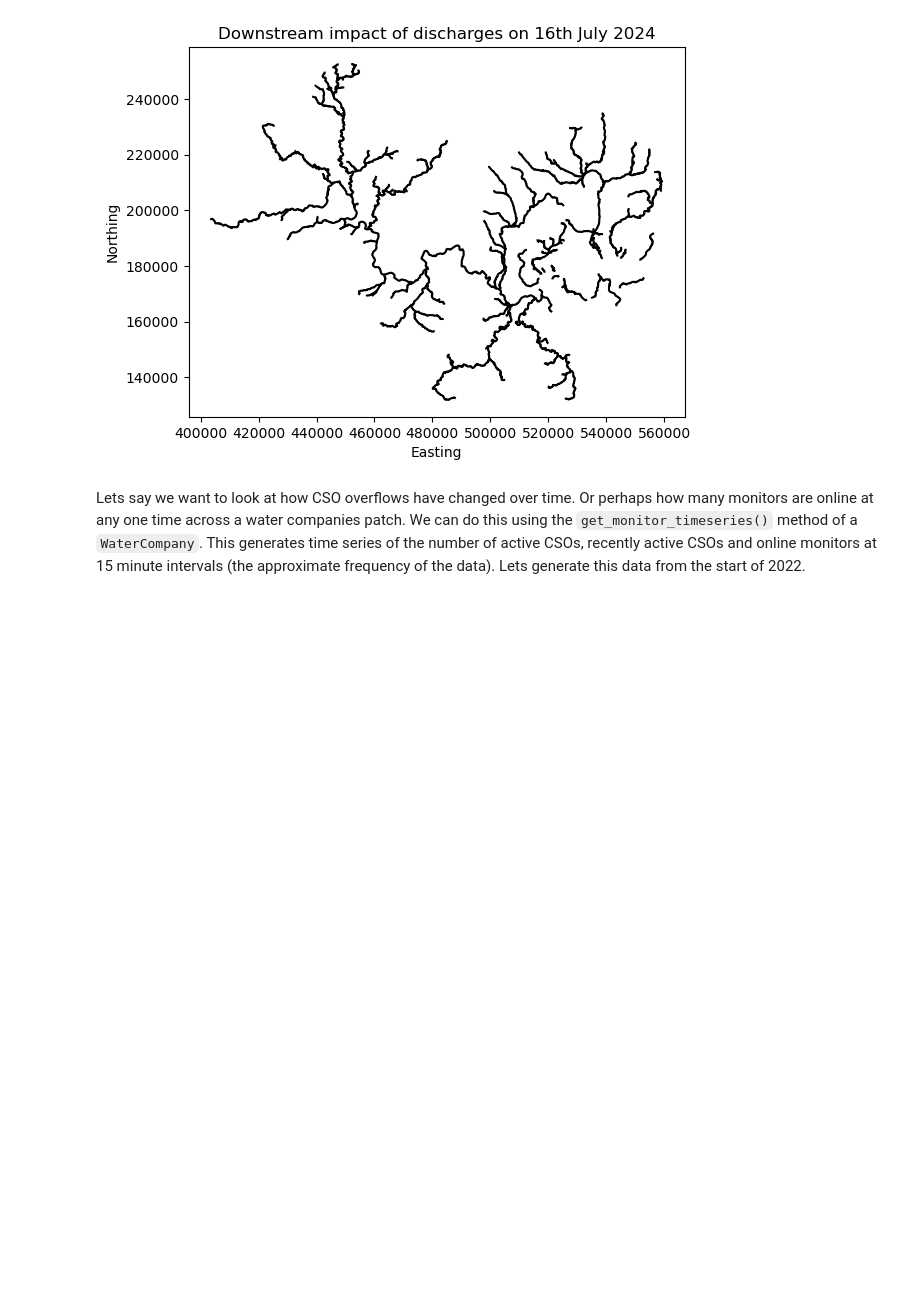
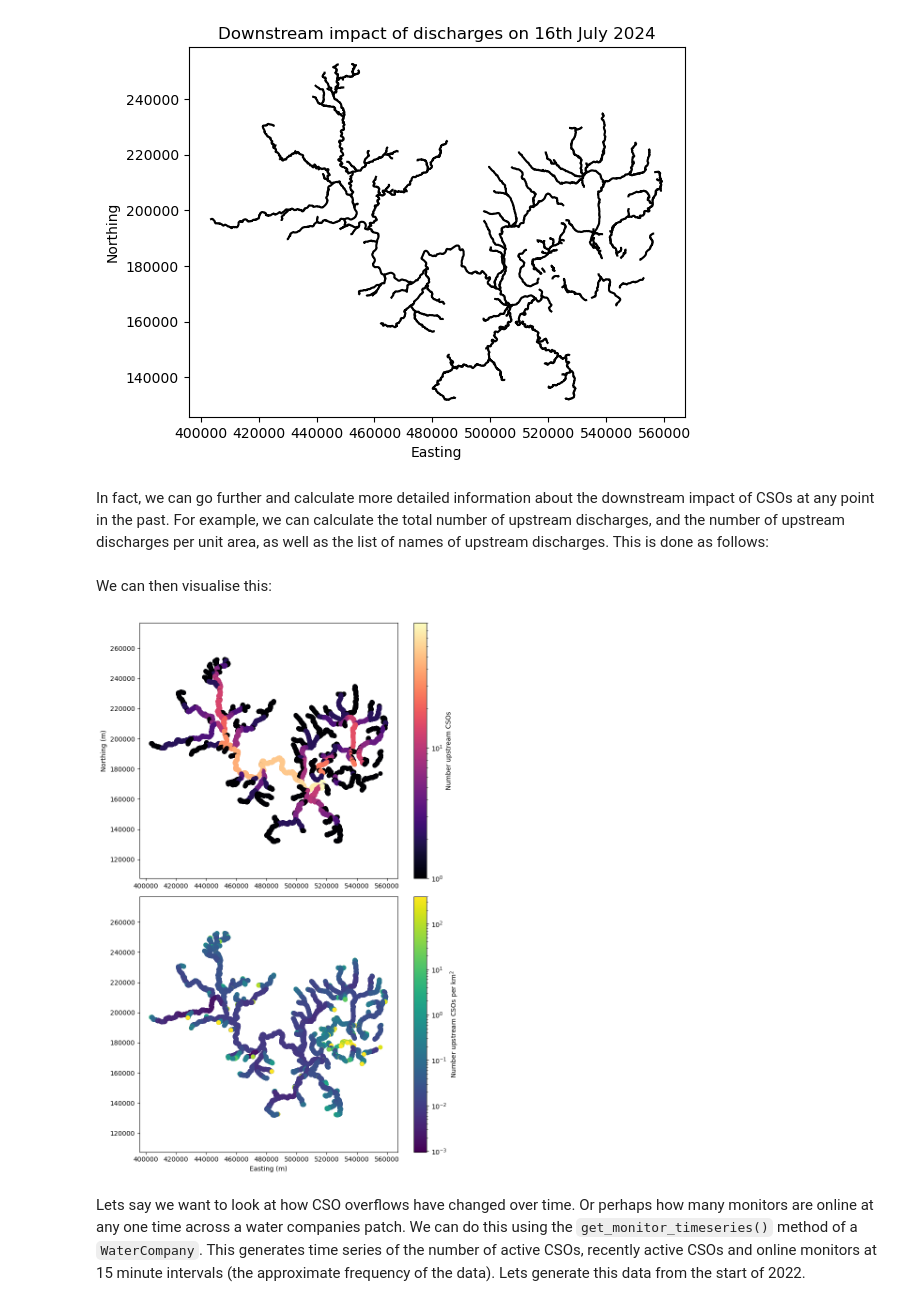
Before and after one commit to AlexLipp/POOPy, a Jupyter notebook: examples/historical_status.ipynb, the cells around one changed output. Cells and saved outputs as stored; diff of their text form; code cells hidden in the pictures; blank space fills up the shorter version.

Commit message:
Add historical geojson calculating & simplify code

```diff
--- a/examples/historical_status.ipynb
+++ b/examples/historical_status.ipynb
@@ -302,6 +328,39 @@ Probably the monitor was not active at that time OR has no recorded events.
   warnings.warn(
 (Text(0.5, 0, 'Easting'), Text(0, 0.5, 'Northing'))
 [figure]
+# %% [markdown]
+In fact, we can go further and calculate more detailed information about the downstream impact of CSOs at any point in the past. For example, we can calculate the total number of upstream discharges, and the number of upstream discharges per unit area, as well as the list of names of upstream discharges. This is done as follows:
+# %%
+info_geojson = tw.get_historical_downstream_info_geojson_at(time=time, include_recent_discharges=True)
+# %% [markdown]
+We can then visualise this:
+# %%
+from matplotlib.colors import LogNorm
+
+x, y, num_upst, num_upst_per_km2 = [], [], [], []
+for feature in info_geojson.features:
+    x.append(feature.geometry.coordinates[0])
+    y.append(feature.geometry.coordinates[1])
+    num_upst.append(feature.properties["number_upstream_CSOs"])
+    num_upst_per_km2.append(feature.properties["number_CSOs_per_km2"])
+
+plt.figure(figsize=(8, 12))
+plt.subplot(2, 1, 1)
+plt.scatter(x, y, c=num_upst, norm=LogNorm(), cmap="magma")
+plt.ylabel("Northing (m)")
+plt.axis("equal")
+cb = plt.colorbar()
+cb.set_label("Number upstream CSOs")
+plt.subplot(2, 1, 2)
+plt.scatter(x, y, c=num_upst_per_km2, norm=LogNorm(), cmap="viridis")
+plt.axis("equal")
+cb = plt.colorbar()
+cb.set_label("Number upstream CSOs per km$^2$")
+plt.xlabel("Easting (m)")
+plt.tight_layout()
+plt.show()
+# %% [output]
+[figure, added]
 # %% [markdown]
 Lets say we want to look at how CSO overflows have changed over time. Or perhaps how many monitors are online at any one time across a water companies patch. We can do this using the `get_monitor_timeseries()` method of a `WaterCompany`. This generates time series of the number of active CSOs, recently active CSOs and online monitors at 15 minute intervals (the approximate frequency of the data). Lets generate this data from the start of 2022.
 # %%
```
Also changed, not shown: parts of 8 cells of this notebook, 2 other files.
